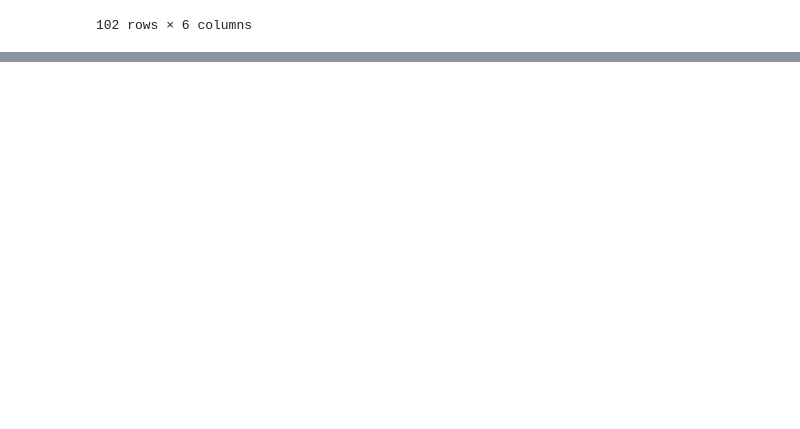
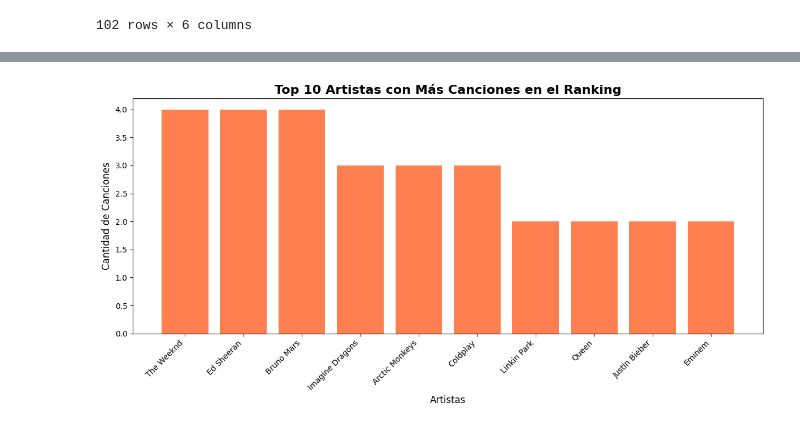
Before and after one commit to 4GeeksAcademy/correaliesel138-a11y_web-scraping-project-tutorial, a Jupyter notebook: src/explore.es.ipynb, the cells around one changed output, grey strips where cells are left out. Cells and saved outputs as stored; diff of their text form; code cells hidden in the pictures; blank space fills up the shorter version.

```diff
--- a/src/explore.es.ipynb
+++ b/src/explore.es.ipynb
@@ -174,0 +188,14 @@ data_df
+# %%
+# Top 10 artistas con más canciones en el ranking
+plt.figure(figsize=(12, 6))
+
+artistas= data_df.iloc[:, 2].value_counts().head(10)
+plt.bar(range(len(artistas)), artistas.values, color='coral')
+plt.title('Top 10 Artistas con Más Canciones en el Ranking', fontsize=16, fontweight='bold')
+plt.xlabel('Artistas', fontsize=12)
+plt.ylabel('Cantidad de Canciones', fontsize=12)
+plt.xticks(range(len(artistas)), artistas.index, rotation=45, ha='right')
+plt.tight_layout()
+plt.show()
+# %% [output]
+[figure, added]
```
Also changed, not shown: parts of 2 cells of this notebook, 1 other file.
